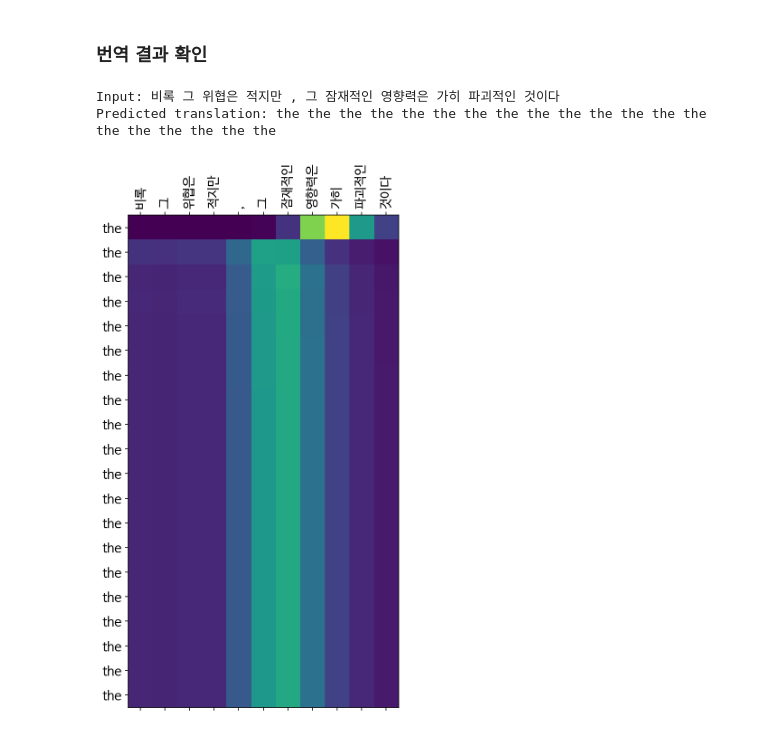
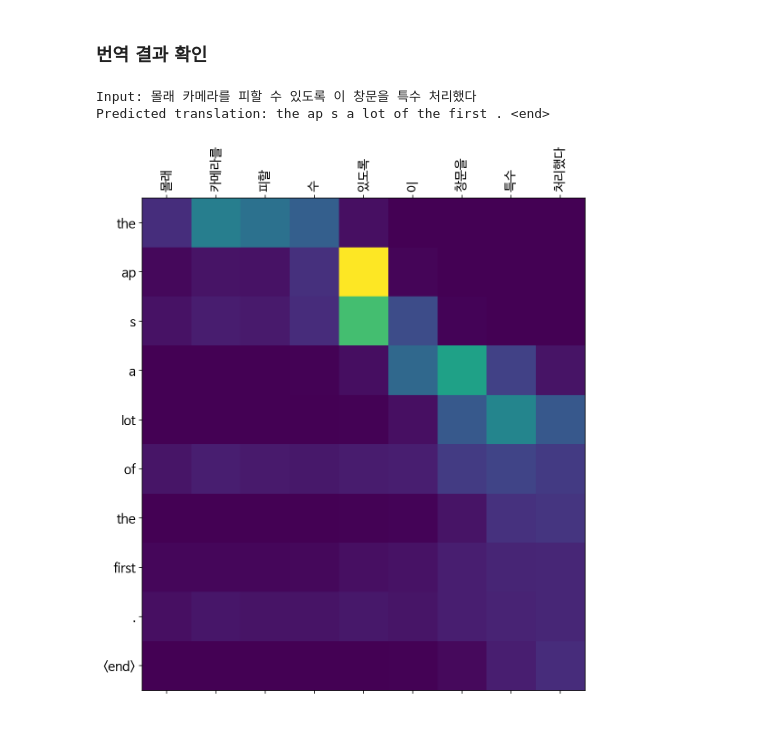
Before and after one commit to Sanghoney96/Aiffel_quest_rs, a Jupyter notebook: GoingDeeper/Quest04/kor_eng_nmt.ipynb, the cells around one changed output. Saved outputs shown, nothing was run; the diff lists cells and outputs as text; code cells hidden in the pictures.

```diff
--- a/GoingDeeper/Quest04/kor_eng_nmt.ipynb
+++ b/GoingDeeper/Quest04/kor_eng_nmt.ipynb
@@ -181,15 +100,0 @@ class BahdanauAttention(tf.keras.layers.Layer):
-# %%
-class Encoder(tf.keras.Model):
-    def __init__(self, vocab_size, embedding_dim, enc_units):
-        super(Encoder, self).__init__()
-
-        self.enc_units = enc_units
-        self.embedding = tf.keras.layers.Embedding(vocab_size, embedding_dim)
-        self.gru = tf.keras.layers.GRU(enc_units,
-                                       return_sequences=True)
-
-    def call(self, x):
-        out = self.embedding(x)
-        out = self.gru(out)
-
-        return out
@@ -250,19 +132,8 @@ Decoder Hidden State: (128, 512)
 Attention: (128, 60, 1)
 # %% [markdown]
 ### 학습 & 추론
-# %%
-optimizer = tf.keras.optimizers.Adam(0.0001)
-loss_object = tf.keras.losses.SparseCategoricalCrossentropy(from_logits=True,
-                                                            reduction='none')
-
-def loss_function(y_true, y_pred):
-    mask = tf.math.not_equal(y_true, 0)
-    loss = loss_object(y_true, y_pred)
-
-    mask = tf.cast(mask, dtype=loss.dtype)
-    loss *= mask
-
-    return tf.reduce_mean(loss)
+# %%
+optimizer = tf.keras.optimizers.Adam(0.00005)
 # %%
 @tf.function
 def train_step(src, tgt, encoder, decoder, optimizer, dec_tok):
@@ -314,7 +185,7 @@ def eval_step(src, tgt, encoder, decoder, dec_tok):
 
 # Training Process with validation
 
-EPOCHS = 10
+EPOCHS = 5
 
 for epoch in range(EPOCHS):
     total_loss = 0
@@ -382,13 +253,7 @@ def evaluate(sentence, encoder, decoder):
 
         # Ensure to take the argmax for batch_size=1 and handle it correctly for larger batches
         predicted_id = tf.argmax(tf.math.softmax(predictions, axis=-1)[0], axis=-1).numpy()  # Shape: (batch_size,)
-
-        # If batch_size=1, just take the first element
-        if predicted_id.shape[0] == 1:
-            predicted_id = predicted_id[0]
-        else:
-            # Handle the batch case (take first prediction for simplicity)
-            predicted_id = predicted_id[0]
+        predicted_id = predicted_id[0]
 
         result += dec_tokenizer.index_word[predicted_id] + ' '
 
@@ -398,38 +263,36 @@ def evaluate(sentence, encoder, decoder):
         dec_input = tf.expand_dims([predicted_id], 0)
 
     return result, sentence, attention
-
 
 
 def plot_attention(attention, sentence, predicted_sentence):
     fig = plt.figure(figsize=(10,10))
     ax = fig.add_subplot(1, 1, 1)
     ax.matshow(attention, cmap='viridis')
 
     fontdict = {'fontsize': 14}
 
     ax.set_xticklabels([''] + sentence, fontdict=fontdict, rotation=90)
 
     ax.set_yticklabels([''] + predicted_sentence, fontdict=fontdict)
 
     ax.xaxis.set_major_locator(ticker.MultipleLocator(1))
     ax.yaxis.set_major_locator(ticker.MultipleLocator(1))
 
     plt.show()
 
 
 def translate(sentence, encoder, decoder):
     result, sentence, attention = evaluate(sentence, encoder, decoder)
 
     print('Input: %s' % (sentence))
     print('Predicted translation: {}'.format(result))
 
     attention = attention[:len(result.split()), :len(sentence.split())]
     plot_attention(attention, sentence.split(), result.split(' '))
 
-
-translate("비록 그 위협은 적지만, 그 잠재적인 영향력은 가히 파괴적인 것이다", encoder, decoder)
+translate("몰래 카메라를 피할 수 있도록 이 창문을 특수 처리했다", encoder, decoder)
 # %% [output]
-Input: 비록 그 위협은 적지만 , 그 잠재적인 영향력은 가히 파괴적인 것이다
-Predicted translation: the the the the the the the the the the the the the the the the the the the the
+Input: 몰래 카메라를 피할 수 있도록 이 창문을 특수 처리했다
+Predicted translation: the ap s a lot of the first . <end>
-[figure, old version]
+[figure, new version]
```
Also changed, not shown: parts of 9 cells of this notebook, 4 other files.
